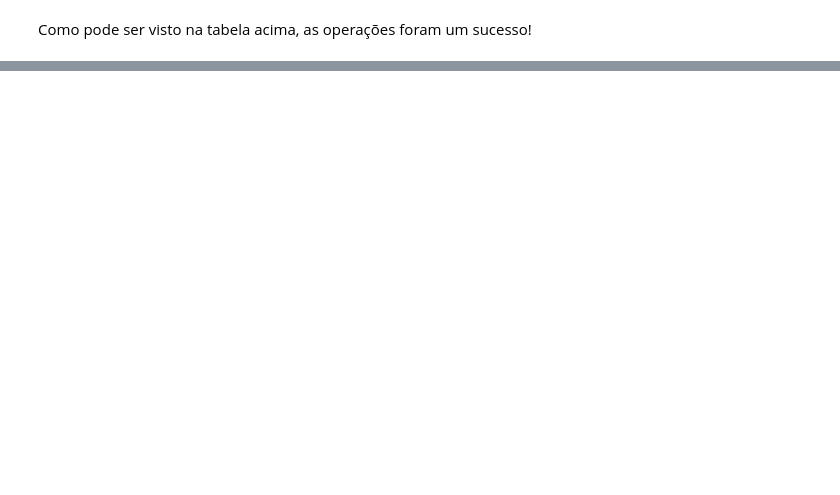
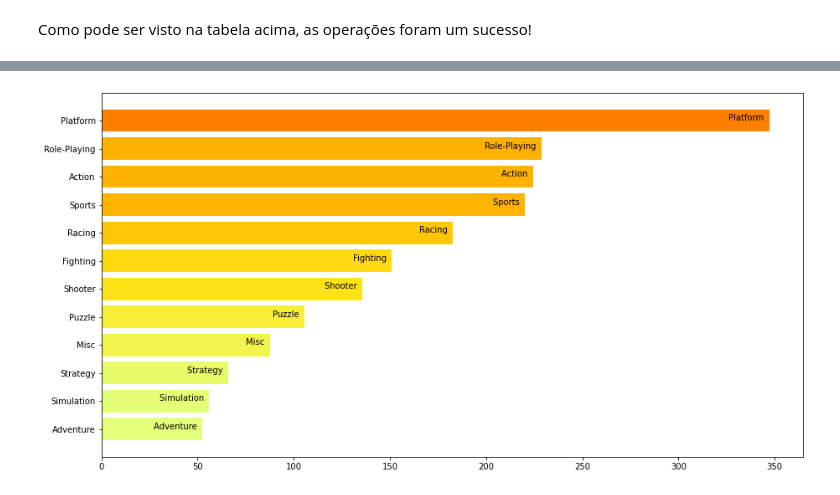
Before and after one commit to adamesalles/icd-eda, a Jupyter notebook: Tiago.ipynb, the cells around one changed output, grey strips where cells are left out. Cells and saved outputs as stored; diff of their text form; code cells hidden in the pictures; blank space fills up the shorter version.

```diff
--- a/Tiago.ipynb
+++ b/Tiago.ipynb
@@ -106,0 +124,16 @@ Como pode ser visto na tabela acima, as operações foram um sucesso!
+# %%
+Current_Year = 2000
+dff = (df[df["Year"].eq(Current_Year)]
+        .sort_values(by="Cumulative_Sales", ascending=True))
+
+
+fig, ax = plt.subplots(figsize = (15, 8))
+
+rescale = lambda y: (y - np.min(y)) / (np.max(y) - np.min(y))
+
+ax.barh(dff["Genre"], dff["Cumulative_Sales"], color = colors(rescale(dff["Cumulative_Sales"])))
+
+for i, (sales, genre) in enumerate(zip(dff["Cumulative_Sales"], dff["Genre"])):
+        ax.text(sales, i,       genre + "  ",          ha="right")
+# %% [output]
+[figure, added]
```
Also changed, not shown: parts of 2 cells of this notebook.
